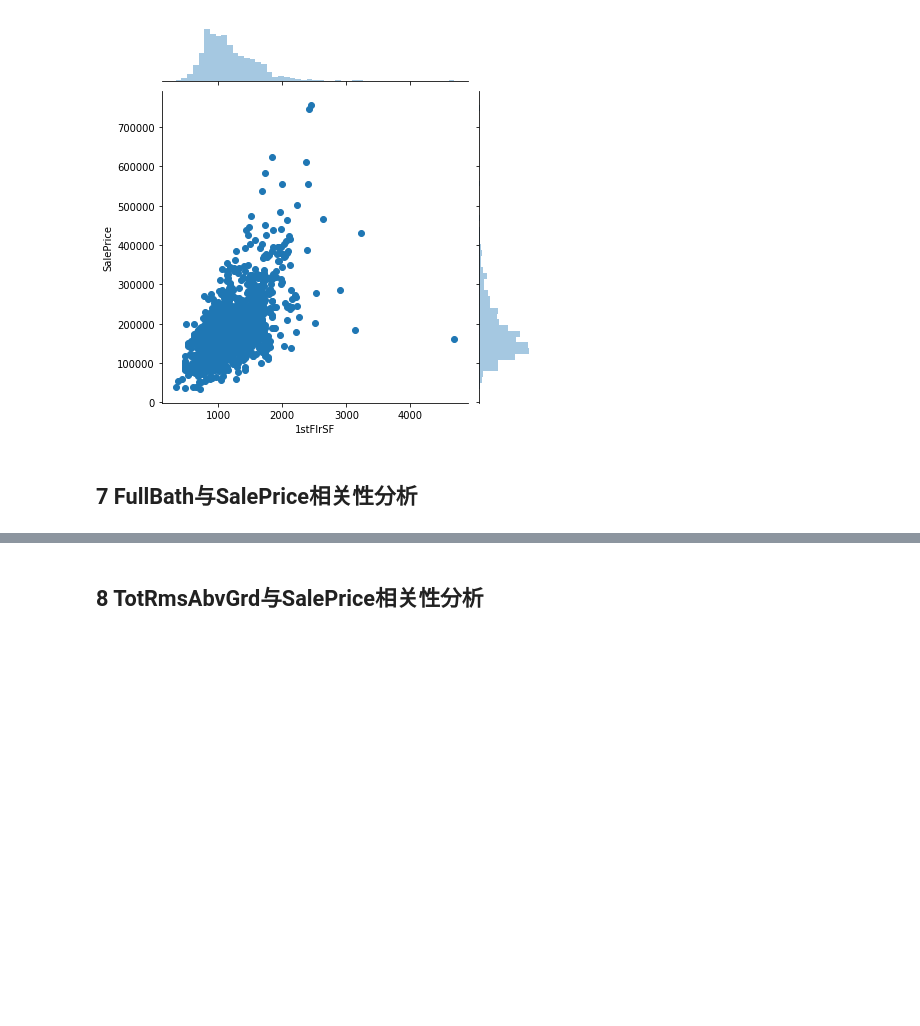
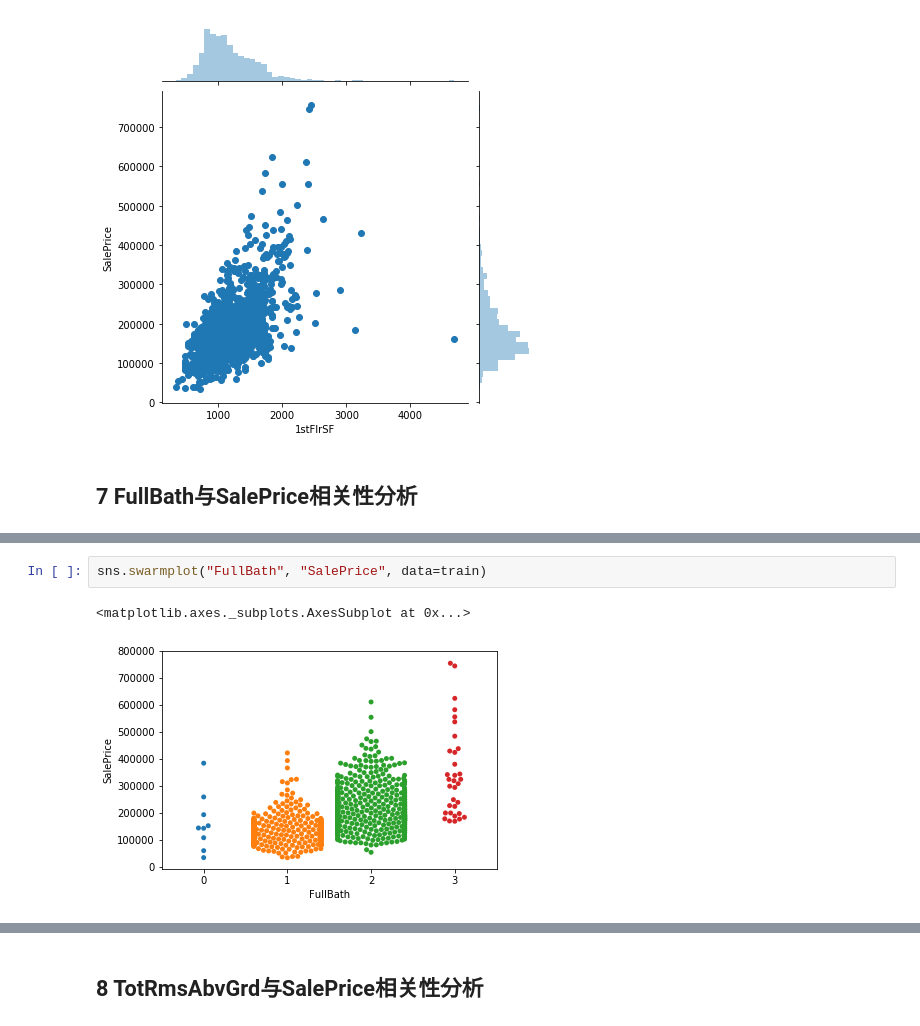
Before and after one commit to zingp/kaggle, a Jupyter notebook: forecast_losa_house_prices/EDA.ipynb, the cells around one changed output, grey strips where cells are left out. Drawn from its saved outputs; the diff is of its cells as text; blank space fills up the shorter version.

```diff
--- a/forecast_losa_house_prices/EDA.ipynb
+++ b/forecast_losa_house_prices/EDA.ipynb
@@ -177,0 +184,5 @@ sns.jointplot("1stFlrSF", "SalePrice", data=train)
+# %%
+sns.swarmplot("FullBath", "SalePrice", data=train)
+# %% [output]
+<matplotlib.axes._subplots.AxesSubplot at 0x...>
+[figure, added]
```
Also changed, not shown: parts of 8 cells of this notebook.
